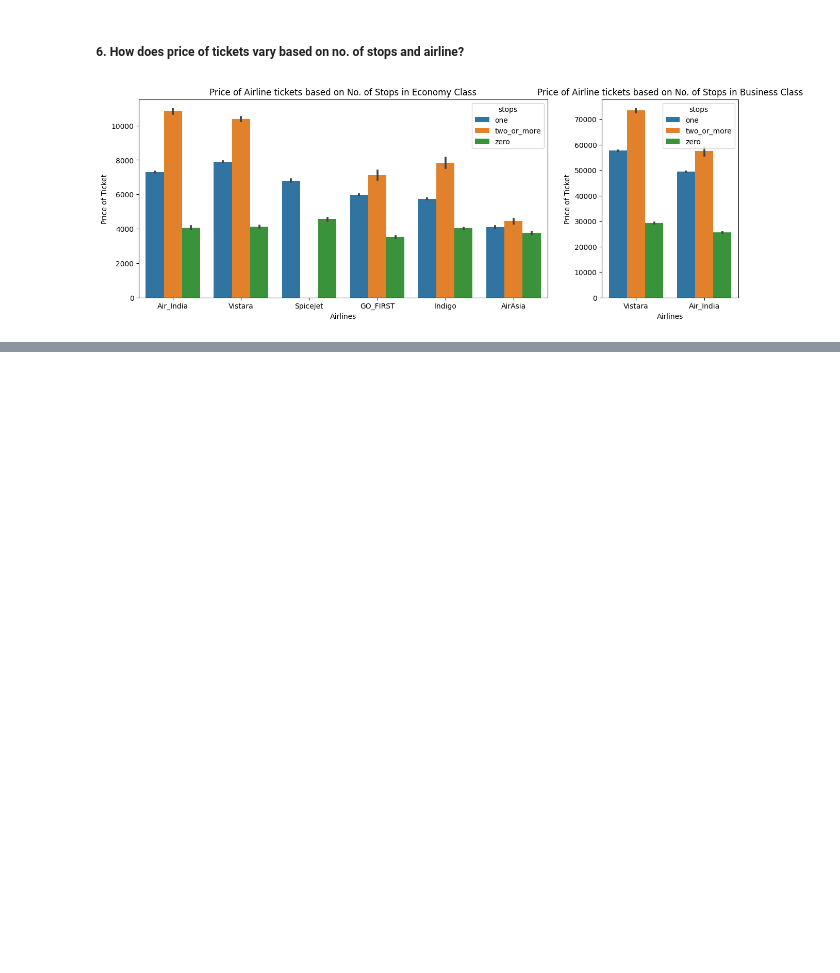
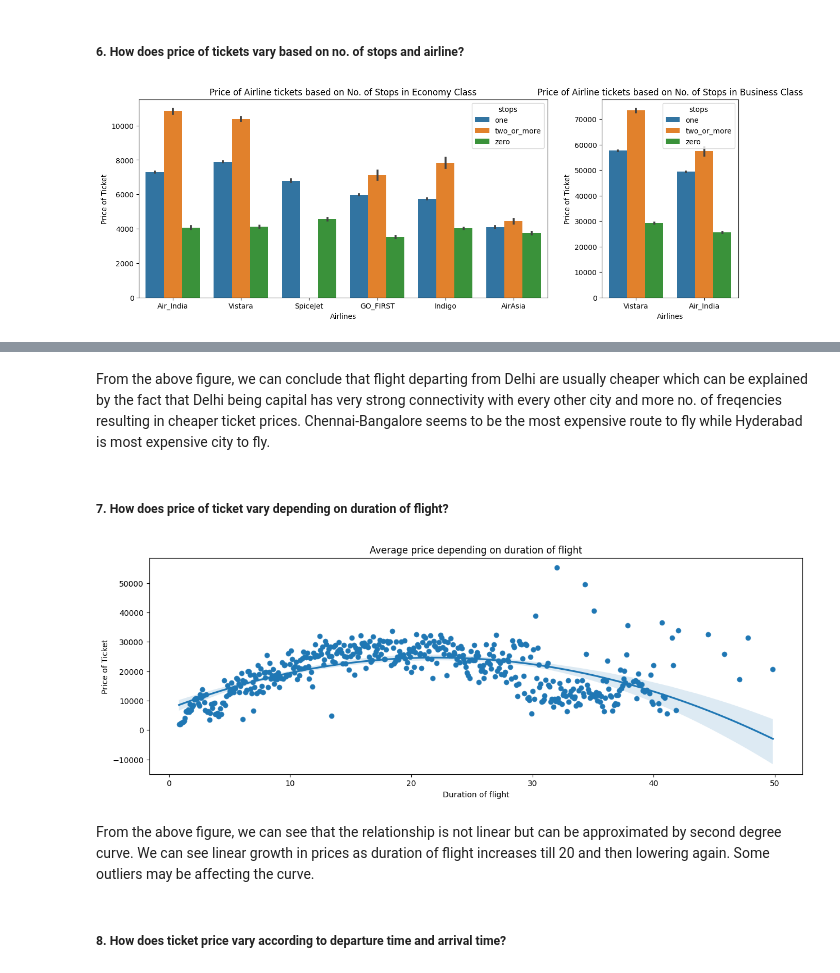
Before and after one commit to amitbudhathoki/Airlines_Data_Analysis, a Jupyter notebook: Airlines data analysis.ipynb, the cells around one changed output, grey strips where cells are left out. Cells and saved outputs as stored; diff of their text form; code cells hidden in the pictures; blank space fills up the shorter version.

```diff
--- a/Airlines data analysis.ipynb
+++ b/Airlines data analysis.ipynb
@@ -137,0 +147,18 @@ plt.show(fig, axs)
+# %% [markdown]
+From the above figure, we can conclude that flight departing from Delhi are usually cheaper which can be explained by the fact that Delhi being capital has very strong connectivity with every other city and more no. of freqencies resulting in cheaper ticket prices. Chennai-Bangalore seems to be the most expensive route to fly while Hyderabad is most expensive city to fly.
+# %% [markdown]
+##### 7. How does price of ticket vary depending on duration of flight?
+# %%
+df_temp2 = df.groupby(['duration'])['price'].mean().reset_index()
+plt.figure(figsize=(15,5))
+PD = sns.scatterplot(x='duration', y='price', data = df_temp2)
+PD = sns.regplot(x='duration', y='price', data = df_temp2, order = 2)
+PD.set(xlabel='Duration of flight', ylabel='Price of Ticket', title='Average price depending on duration of flight')
+plt.show(PD)
+# %% [output]
+[figure, added]
+# %% [markdown]
+From the above figure, we can see that the relationship is not linear but can be approximated by second degree curve. We can see linear growth in prices as duration of flight increases till 20 and then lowering again.
+Some outliers may be affecting the curve.
+# %% [markdown]
+##### 8. How does ticket price vary according to departure time and arrival time?
```
Also changed, not shown: parts of 2 cells of this notebook.
